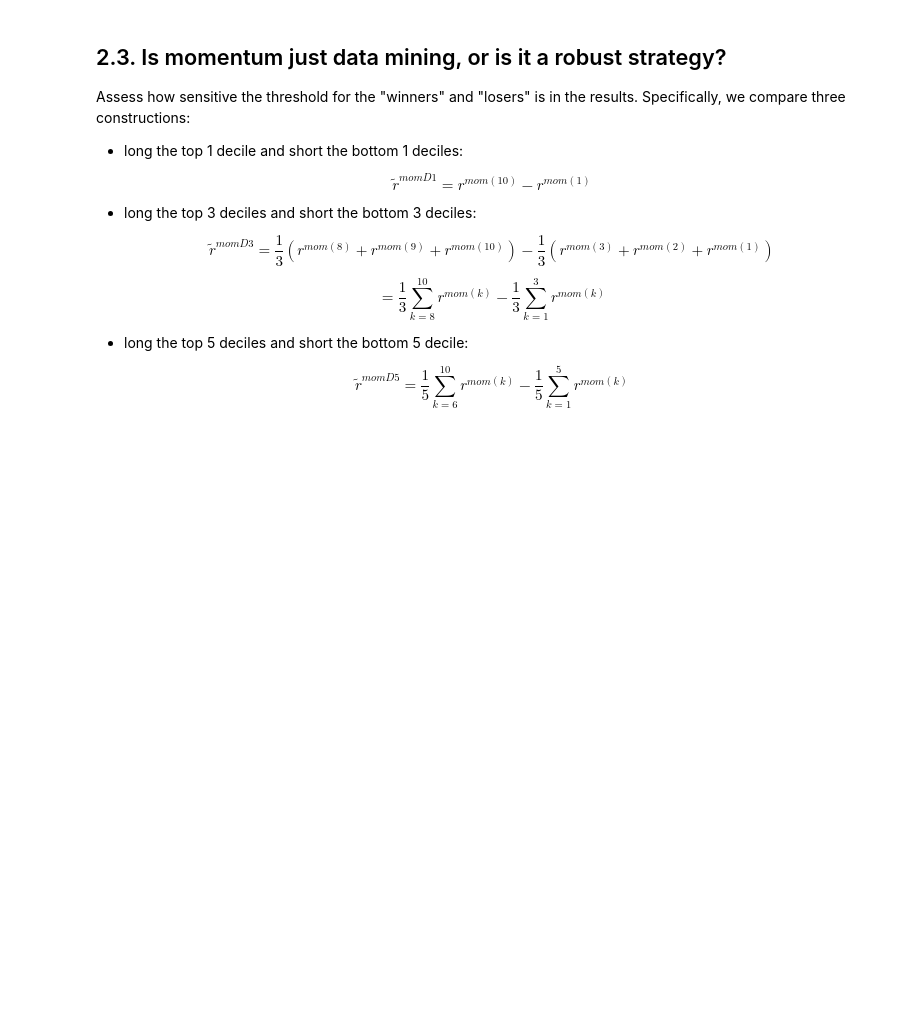
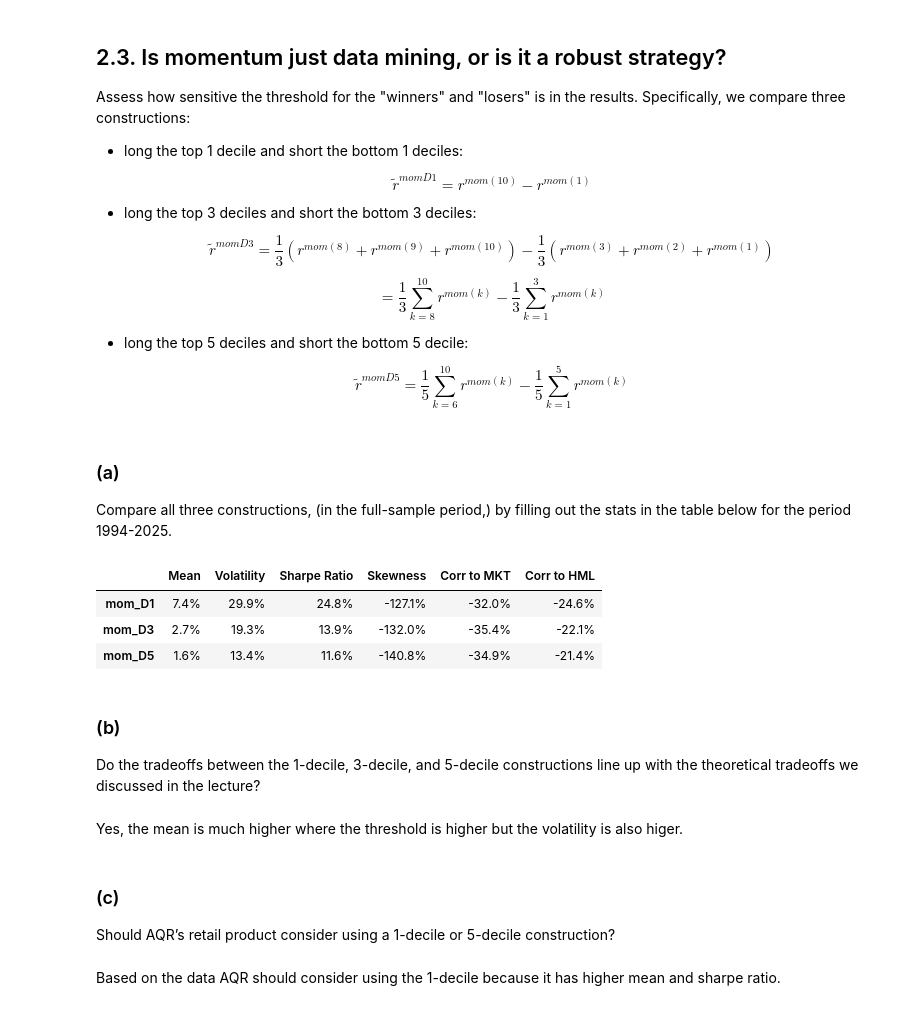
Before and after one commit to amclaugh26/PortfolioHomeworkGroupB, a Jupyter notebook: Assignment_6/Momentum_Strategies.ipynb, the cells around one changed output. Cells and saved outputs as stored; diff of their text form; code cells hidden in the pictures; blank space fills up the shorter version.

```diff
--- a/Assignment_6/Momentum_Strategies.ipynb
+++ b/Assignment_6/Momentum_Strategies.ipynb
@@ -175,3 +175,34 @@ $$= \frac{1}{3}\sum_{k=8}^{10} r^{mom(k)} - \frac{1}{3}\sum_{k=1}^{3} r^{mom(k)}
 * long the top 5 deciles and short the bottom 5 decile:
 
 $$\tilde{r}^{momD5} = \frac{1}{5}\sum_{k=6}^{10} r^{mom(k)} - \frac{1}{5}\sum_{k=1}^{5} r^{mom(k)}$$
+# %% [markdown]
+### (a)
+
+Compare all three constructions, (in the full-sample period,) by filling out the stats in the table below for the period 1994-2025.
+# %%
+mom_D1_rets = deciles_rets['Hi PRIOR'] - deciles_rets['Lo PRIOR']
+mom_D3_rets = 1 / 3 * (deciles_rets['PRIOR 8'] + deciles_rets['PRIOR 9'] + deciles_rets['Hi PRIOR']) - 1 / 3 * (deciles_rets['Lo PRIOR'] + deciles_rets['PRIOR 2'] + deciles_rets['PRIOR 3'])
+MOM_D5_rets = 1 / 5 * (deciles_rets['PRIOR 6'] + deciles_rets['PRIOR 7'] + deciles_rets['PRIOR 8'] + deciles_rets['PRIOR 9'] + deciles_rets['Hi PRIOR']) - 1 / 5 * (deciles_rets['Lo PRIOR'] + deciles_rets['PRIOR 2'] + deciles_rets['PRIOR 3'] + deciles_rets['PRIOR 4'] + deciles_rets['PRIOR 5'])
+# %%
+moments_stats = {}
+moments_stats['mom_D1'] = calculate_statistics(mom_D1_rets['1994-01-01':'2025-12-31'])
+moments_stats['mom_D3'] = calculate_statistics(mom_D3_rets['1994-01-01':'2025-12-31'])
+moments_stats['mom_D5'] = calculate_statistics(MOM_D5_rets['1994-01-01':'2025-12-31'])
+moments_stats_df = pd.DataFrame(moments_stats).T
+display(moments_stats_df.style.format("{:.1%}"))
+# %% [output]
+|  | Mean | Volatility | Sharpe Ratio | Skewness | Corr to MKT | Corr to HML |
+| mom_D1 | 7.4% | 29.9% | 24.8% | -127.1% | -32.0% | -24.6% |
+| mom_D3 | 2.7% | 19.3% | 13.9% | -132.0% | -35.4% | -22.1% |
+| mom_D5 | 1.6% | 13.4% | 11.6% | -140.8% | -34.9% | -21.4% |
+# %% [markdown]
+### (b)
+Do the tradeoffs between the 1-decile, 3-decile, and 5-decile constructions line up with the theoretical tradeoffs we discussed in the lecture?
+# %% [markdown]
+Yes, the mean is much higher where the threshold is higher but the volatility is also higer.
+# %% [markdown]
+### (c)
+
+Should AQR’s retail product consider using a 1-decile or 5-decile construction?
+# %% [markdown]
+Based on the data AQR should consider using the 1-decile because it has higher mean and sharpe ratio.
```
Also changed, not shown: parts of 2 cells of this notebook.
